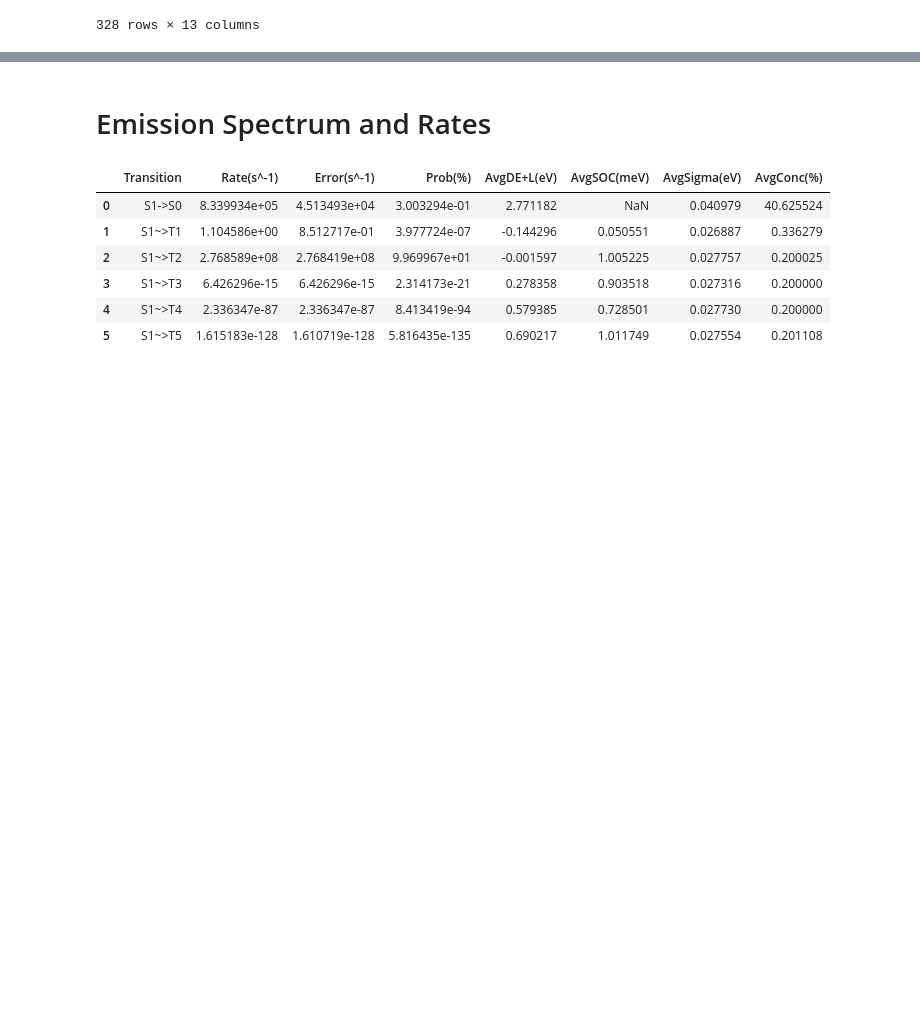
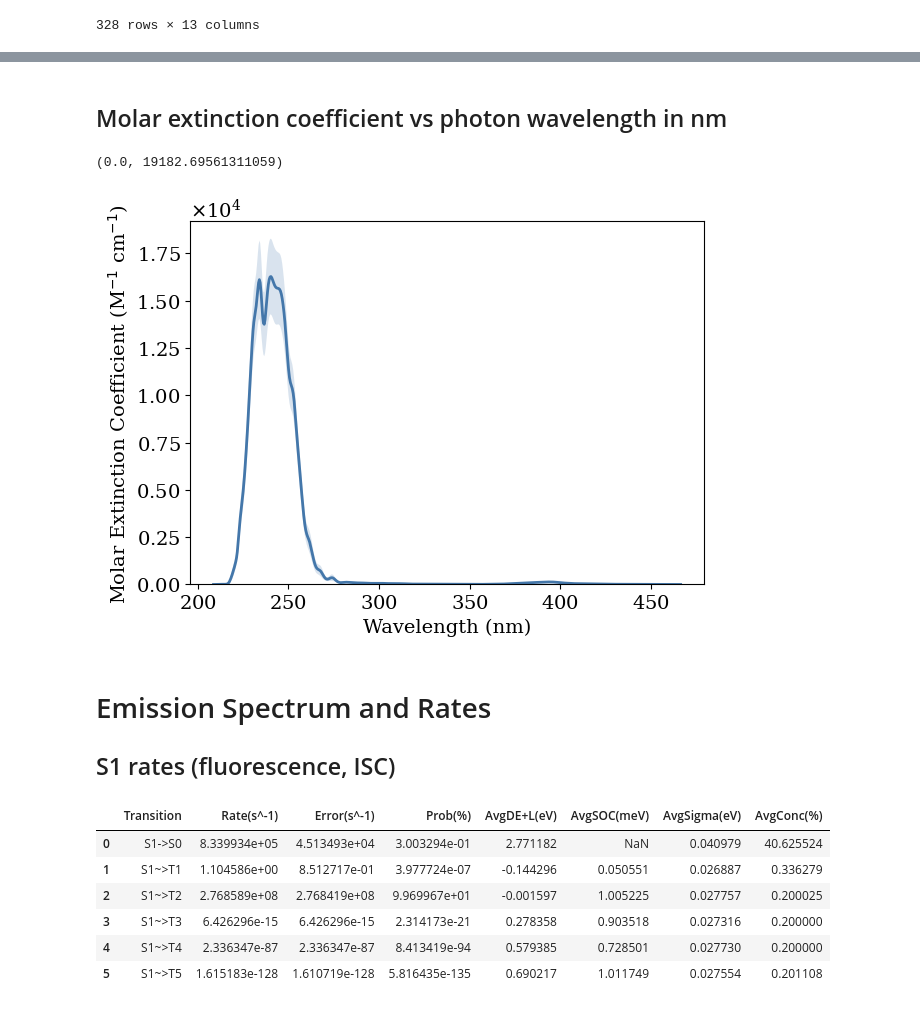
Before and after one commit to LeonardoESousa/nemoview, a Jupyter notebook: Tutorial/API.ipynb, the cells around one changed output, grey strips where cells are left out. Cells and saved outputs as stored; diff of their text form; code cells hidden in the pictures; blank space fills up the shorter version.

```diff
--- a/Tutorial/API.ipynb
+++ b/Tutorial/API.ipynb
@@ -45,6 +47,26 @@ ax.set_ylim(bottom=0)
 [figure]
+# %% [markdown]
+## Molar extinction coefficient vs photon wavelength in nm
+# %%
+fig, ax = plt.subplots()
+
+absorption = s0.absorption(solvent, wavelength=True, extinction=True)
+x = absorption['Energy']
+y = absorption['Total']
+err=absorption['Error']
+
+ax.plot(x,y)
+ax.fill_between(x,y-err,y+err,alpha=0.2)
+ax.set_xlabel("Wavelength (nm)")
+ax.set_ylabel("Molar Extinction Coefficient (M$^{-1}$ cm$^{-1}$)")
+ax.set_ylim(bottom=0)
+# %% [output]
+(0.0, 19182.69561311059)
+[figure, added]
 # %% [markdown]
 # Emission Spectrum and Rates
+
+## S1 rates (fluorescence, ISC)
 # %%
 s1 = Ensemble("Ensemble_S1_.lx")
 
```
Also changed, not shown: parts of 8 cells of this notebook, 6 other files.
